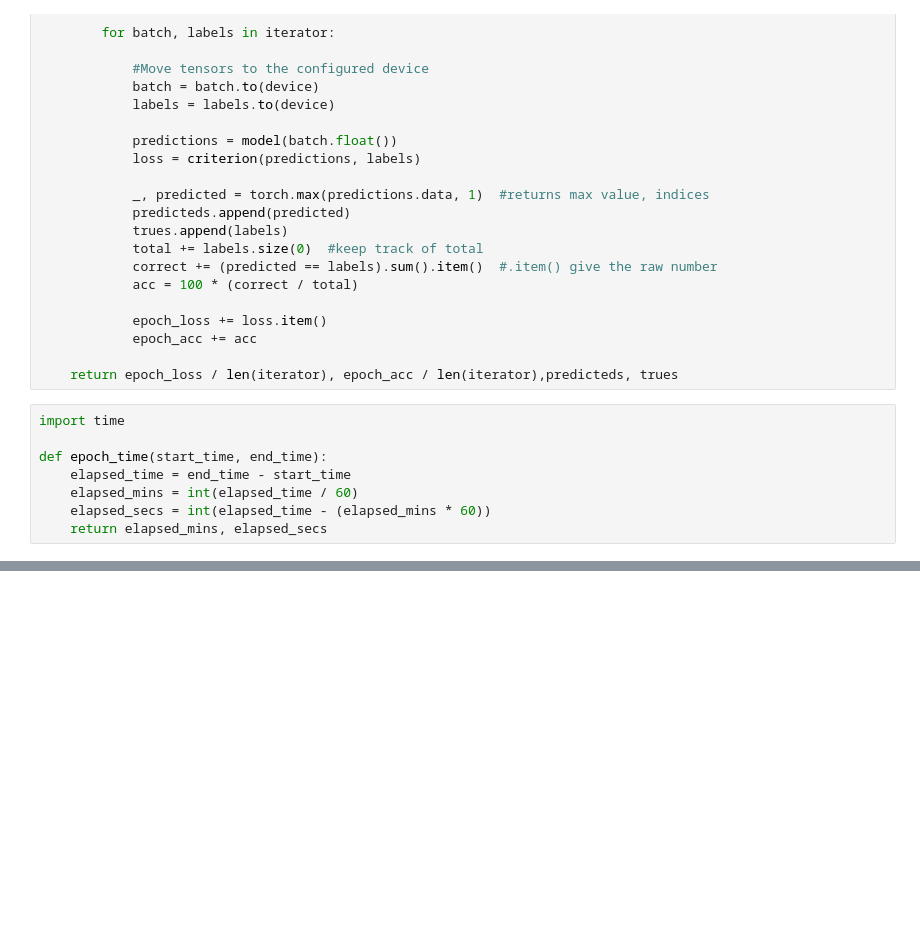
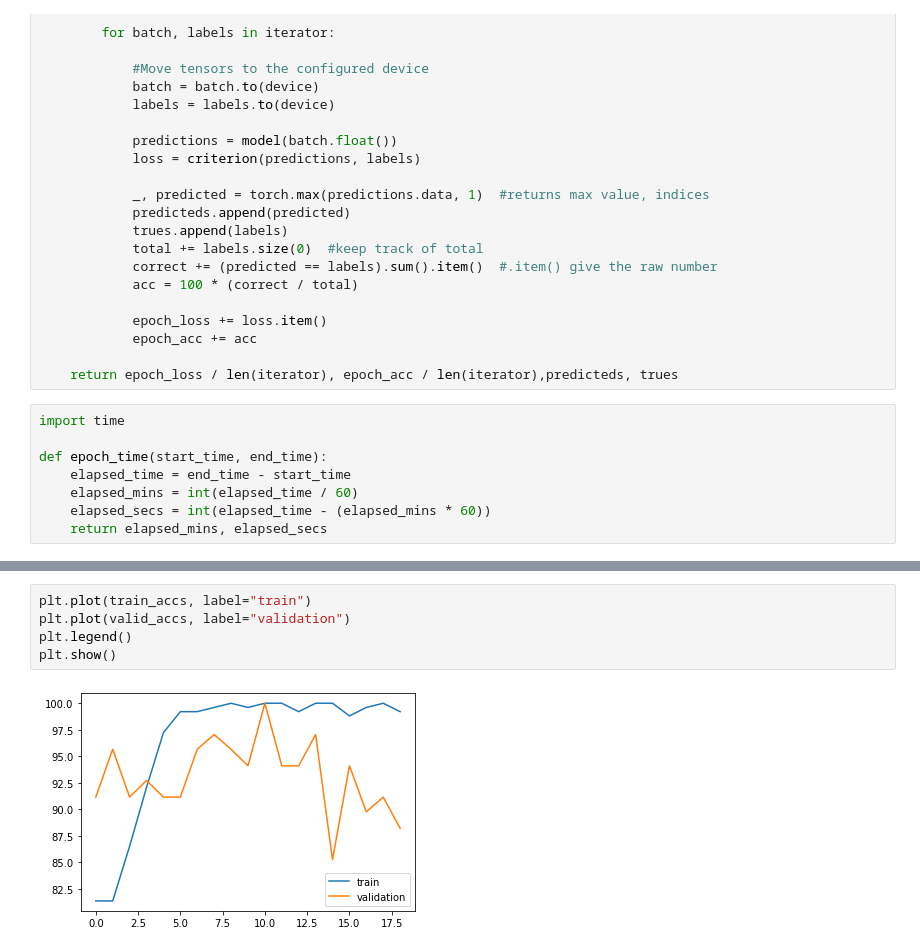
Before and after one commit to zMaxKunGz/CP-DSAI-Project-EEG, a Jupyter notebook: Test_eeg_game.ipynb, the cells around one changed output, grey strips where cells are left out. Saved outputs shown, nothing was run; the diff lists cells and outputs as text; blank space fills up the shorter version.

```diff
--- a/Test_eeg_game.ipynb
+++ b/Test_eeg_game.ipynb
@@ -740,0 +1267,7 @@ Epoch: 10 | Epoch Time: 0m 0s
+# %%
+plt.plot(train_accs, label="train")
+plt.plot(valid_accs, label="validation")
+plt.legend()
+plt.show()
+# %% [output]
+[figure, added]
```
Also changed, not shown: parts of 33 cells of this notebook, 1 other file.
